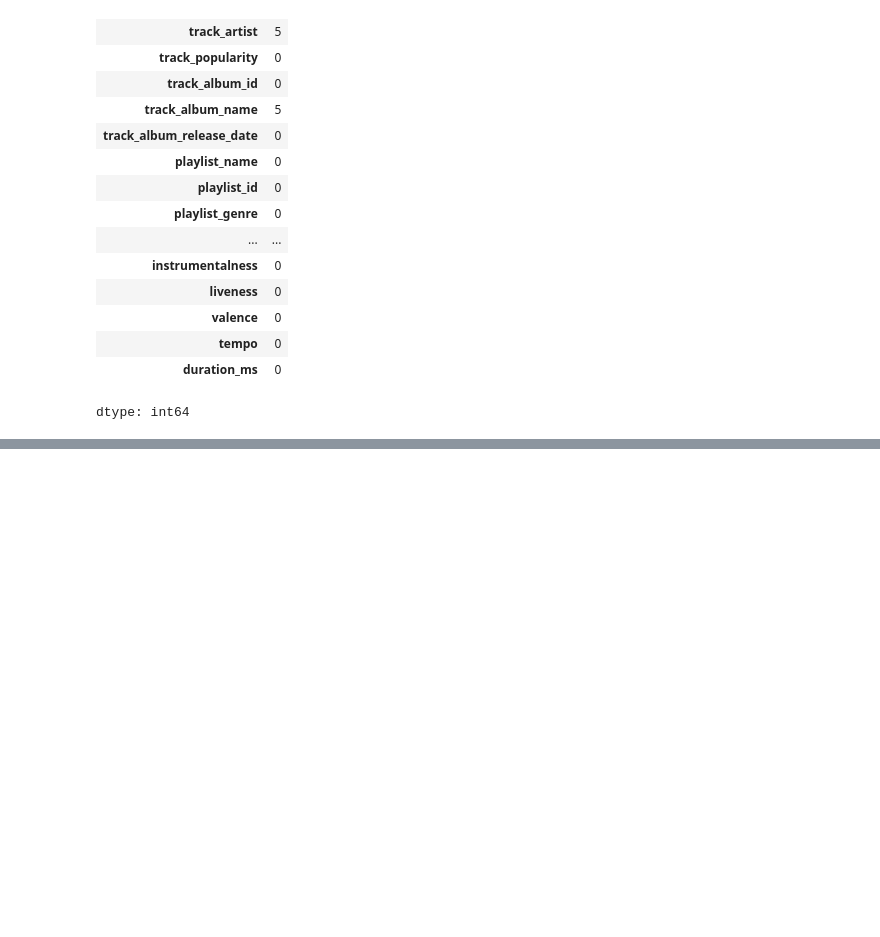
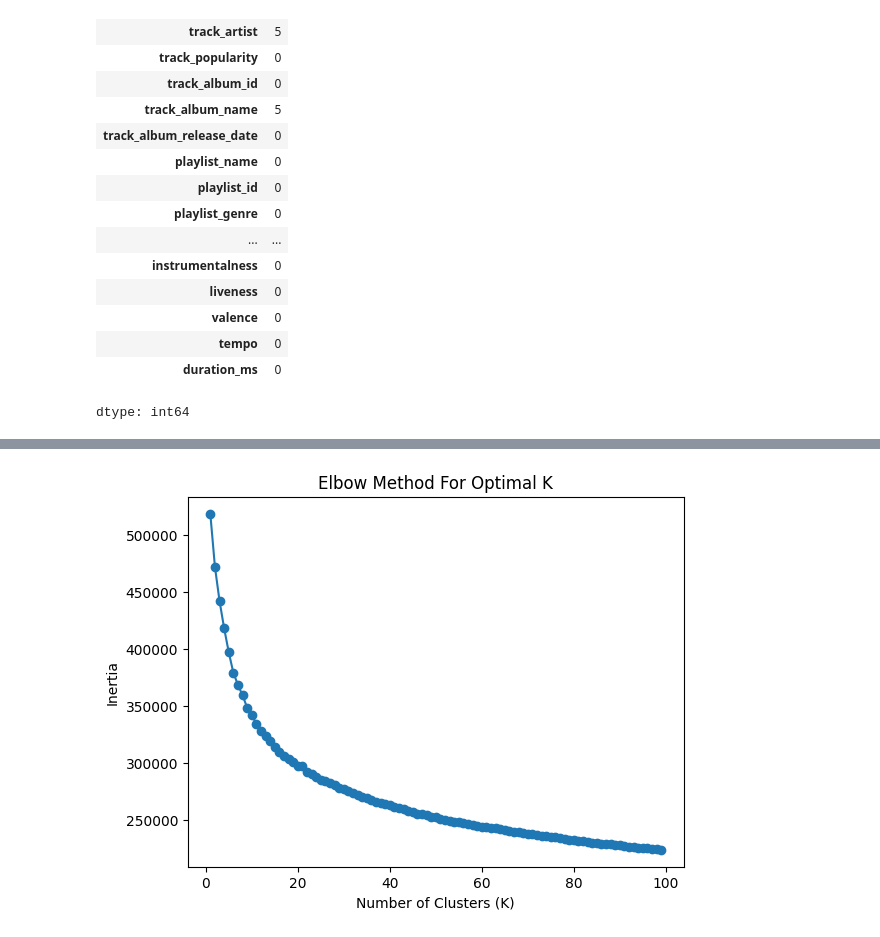
Before and after one commit to wnovak5/ML4VA-music-recommendation, a Jupyter notebook: ML4VA-music-recommendation.ipynb, the cells around one changed output, grey strips where cells are left out. Saved outputs shown, nothing was run; the diff lists cells and outputs as text; code cells hidden in the pictures; blank space fills up the shorter version.

```diff
--- a/ML4VA-music-recommendation.ipynb
+++ b/ML4VA-music-recommendation.ipynb
@@ -143,0 +130,22 @@ memory usage: 4.3+ MB
+# %%
+from sklearn.cluster import KMeans
+import matplotlib.pyplot as plt
+
+# Step 2: Determine the number of clusters (K)
+# You can use the Elbow method to determine the best K
+inertia = []  # List to hold the inertia values
+K_range = range(1, 100)  # Try K from 1 to 10 (you can adjust this range)
+
+for k in K_range:
+    kmeans = KMeans(n_clusters=k, random_state=42)
+    kmeans.fit(songs_prepared)
+    inertia.append(kmeans.inertia_)
+
+# Plot the elbow curve to determine the optimal K
+plt.plot(K_range, inertia, marker='o')
+plt.title('Elbow Method For Optimal K')
+plt.xlabel('Number of Clusters (K)')
+plt.ylabel('Inertia')
+plt.show()
+# %% [output]
+[figure, added]
```
Also changed, not shown: parts of 2 cells of this notebook.
